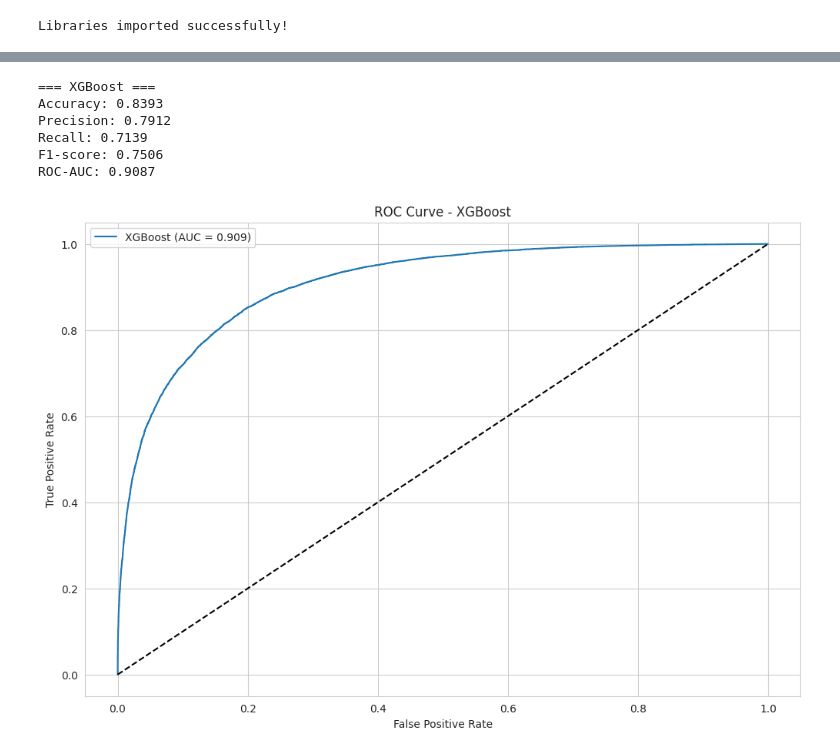
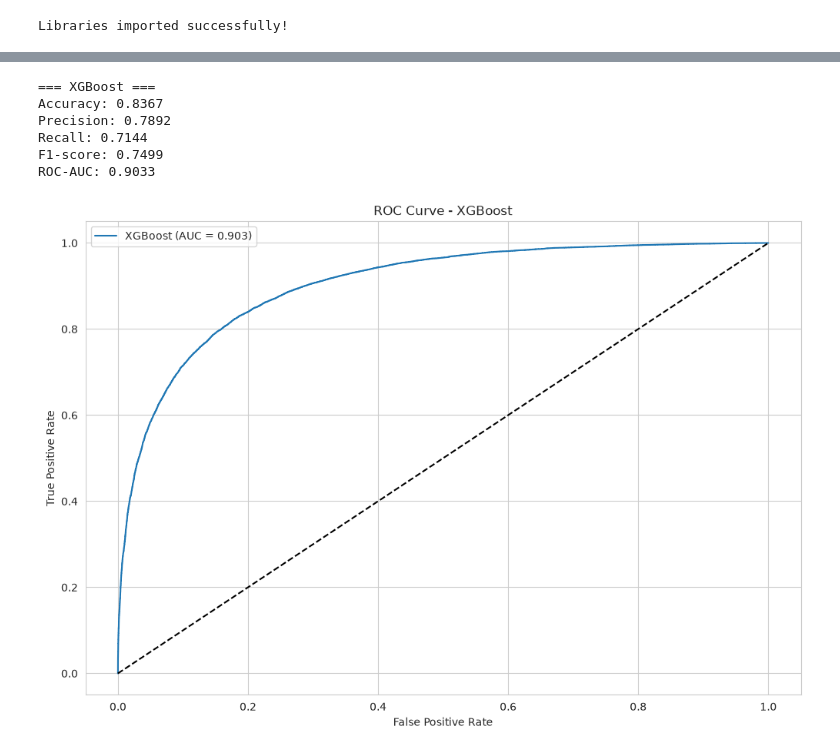
Before and after one commit to feenaldi/SCNSN_Project, a Jupyter notebook: Higgs.ipynb, the cells around one changed output, grey strips where cells are left out. Saved outputs shown, nothing was run; the diff lists cells and outputs as text; code cells hidden in the pictures.

```diff
--- a/Higgs.ipynb
+++ b/Higgs.ipynb
@@ -279,0 +233,13 @@ Now I am going to define the binary classifier, using three different tools: the
+# %%
+# split the dataset into traing and test set
+X_train, X_test, y_train, y_test = train_test_split(
+    X_data,
+    y_data,
+    stratify=y_data,
+    test_size=0.2,
+    random_state=42
+)
+# %%
+# fill the missing values with median
+X_tr = X_train.fillna(X_train.median(numeric_only=True))
+X_test = X_test.fillna(X_test.median(numeric_only=True))
@@ -342,0 +265,15 @@ Wall time: 5min 2s
+# %%
+%%time
+xgb_model_1 = xgb.XGBClassifier(
+    objective="binary:logistic",
+    eval_metric="auc",
+    device="cuda", #force GPU usage if possible
+    tree_method="hist",
+    n_estimators=300,
+    n_jobs=-1
+)
+
+xgb_model_1.fit(
+    X_tr,
+    y_train
+)
@@ -415,6 +365,10 @@ def evaluate_model(model, X, y, name="Model"):
     for k, v in metrics.items():
         print(f"{k}: {v:.4f}")
 
+    current_path = os.getcwd()
+    os.makedirs(f"{current_path}/results/{name}", exist_ok=True)
+
+
     # ROC curve
     fpr, tpr, _ = roc_curve(y, y_score)
 
@@ -425,11 +379,14 @@ def evaluate_model(model, X, y, name="Model"):
     plt.ylabel("True Positive Rate")
     plt.title(f"ROC Curve - {name}")
     plt.legend()
+    plt.savefig(f"{current_path}/results/{name}/AUC_{name}.pdf", bbox_inches='tight')
+
     plt.show()
 
     # --- Confusion matrix ---
     ConfusionMatrixDisplay.from_predictions(y, y_pred)
     plt.title(f"Confusion Matrix - {name}")
+    plt.savefig(f"{current_path}/results/{name}/CM_{name}.pdf", bbox_inches='tight')
     plt.show()
 
     return metrics
@@ -453,16 +410,16 @@ ROC-AUC: 0.8114
 # %%
 # Xgboost mdel
 xgb_metrics = evaluate_model(
-    best_rf,
+    xgb_model_1,
     X_test,
-    y_test,
+    y_test.astype('int'),
     name="XGBoost"
 )
 # %% [output]
 === XGBoost ===
-Accuracy: 0.8393
-Precision: 0.7912
-Recall: 0.7139
-F1-score: 0.7506
-ROC-AUC: 0.9087
+Accuracy: 0.8367
+Precision: 0.7892
+Recall: 0.7144
+F1-score: 0.7499
+ROC-AUC: 0.9033
-[figure, old version]
+[figure, new version]
```
Also changed, not shown: parts of 71 cells of this notebook.
